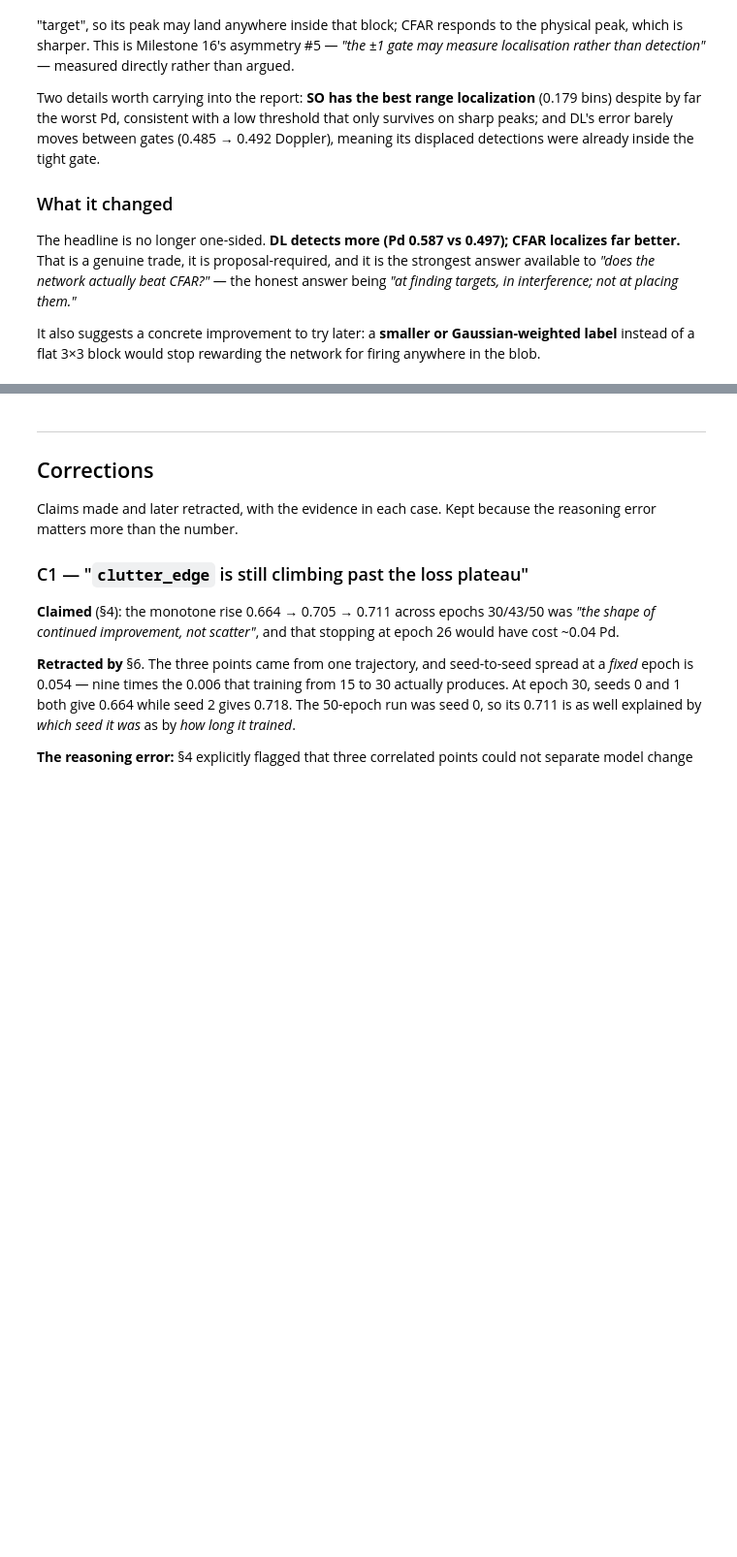
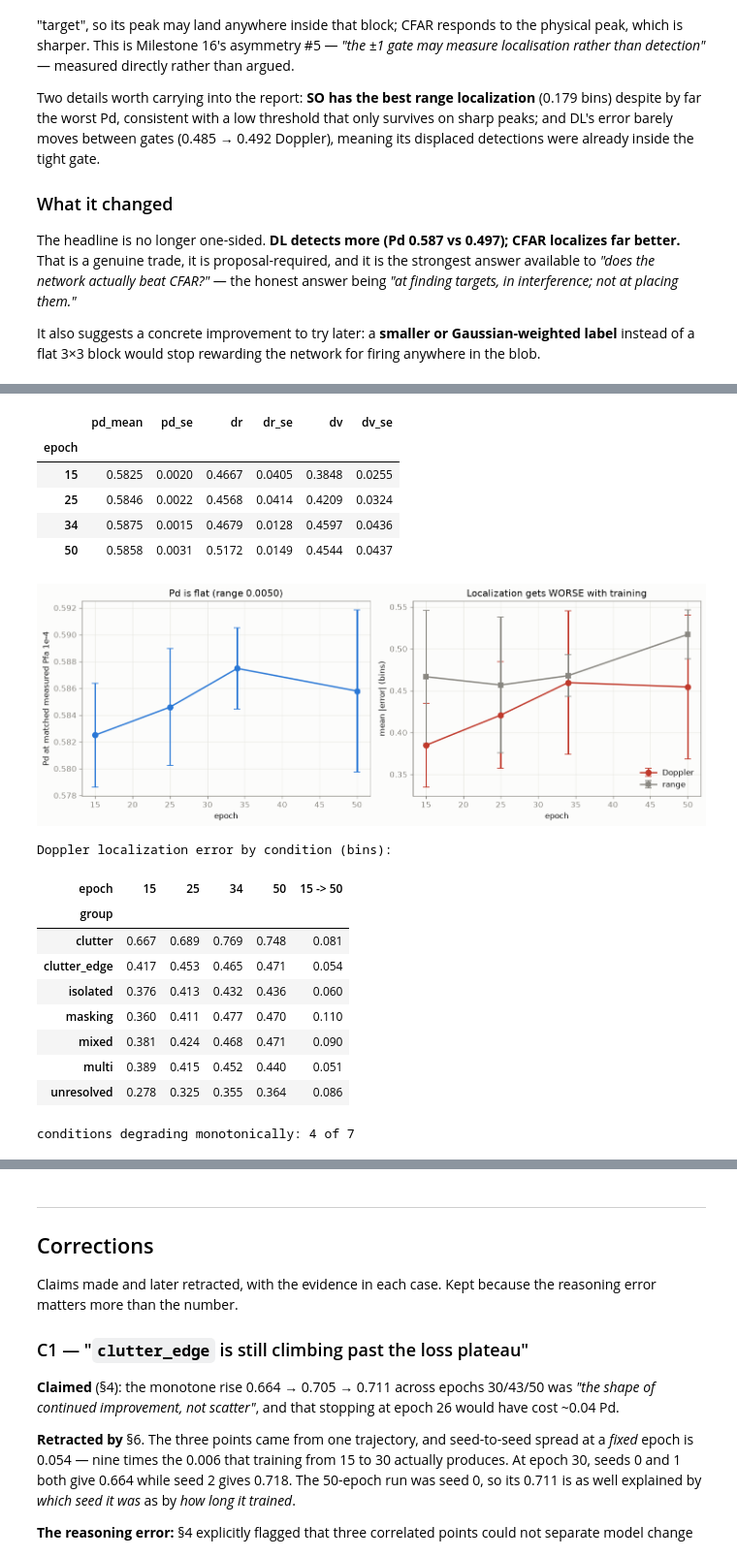
Before and after one commit to alijaafar232003/fmcw-radar-cfar-vs-dl, a Jupyter notebook: notebooks/cnn_development_log.ipynb, the cells around one changed output, grey strips where cells are left out. Shown at 97% size. Cells and saved outputs as stored; diff of their text form; code cells hidden in the pictures; blank space fills up the shorter version.

```diff
--- a/notebooks/cnn_development_log.ipynb
+++ b/notebooks/cnn_development_log.ipynb
@@ -1132,0 +1147,53 @@ instead of a flat 3×3 block would stop rewarding the network for firing anywher
+# %%
+ef = DL / "epoch_flatness_epflat.csv"
+if ef.exists():
+    E = pd.read_csv(ef)
+    a = E[E.group == "ALL"]
+    se = lambda x: x.std(ddof=1) / np.sqrt(len(x))
+    summ = a.groupby("epoch").agg(pd_mean=("pd", "mean"), pd_se=("pd", se),
+                                  dr=("dr_bins", "mean"), dr_se=("dr_bins", se),
+                                  dv=("dv_bins", "mean"), dv_se=("dv_bins", se))
+    display(summ.round(4))
+
+    fig, axes = plt.subplots(1, 2, figsize=(12, 4.4))
+    ep = summ.index.to_numpy()
+    axes[0].errorbar(ep, summ.pd_mean, yerr=1.96 * summ.pd_se, fmt="o-", color=DLC,
+                     capsize=4, lw=1.8, ms=7)
+    axes[0].set_xlabel("epoch"); axes[0].set_ylabel("Pd at matched measured Pfa 1e-4")
+    axes[0].set_title(f"Pd is flat (range {summ.pd_mean.max()-summ.pd_mean.min():.4f})")
+
+    axes[1].errorbar(ep, summ.dv, yerr=1.96 * summ.dv_se, fmt="o-", color="#c0392b",
+                     capsize=4, lw=1.8, ms=7, label="Doppler")
+    axes[1].errorbar(ep, summ.dr, yerr=1.96 * summ.dr_se, fmt="s-", color=MUTED,
+                     capsize=4, lw=1.8, ms=6, label="range")
+    axes[1].set_xlabel("epoch"); axes[1].set_ylabel("mean |error| (bins)")
+    axes[1].set_title("Localization gets WORSE with training"); axes[1].legend(frameon=False)
+    plt.tight_layout(); plt.show()
+
+    piv = E[E.group != "ALL"].pivot_table(index="group", columns="epoch", values="dv_bins")
+    piv["15 -> 50"] = piv[50] - piv[15]
+    print("Doppler localization error by condition (bins):")
+    display(piv.round(3))
+    print(f"conditions degrading monotonically: "
+          f"{int((piv[[15,25,34,50]].diff(axis=1).iloc[:,1:] >= -0.005).all(axis=1).sum())} of {len(piv)}")
+else:
+    print("run: python scripts/epoch_flatness.py")
+# %% [output]
+|  | pd_mean | pd_se | dr | dr_se | dv | dv_se |
+| epoch |  |  |  |  |  |  |
+| 15 | 0.5825 | 0.0020 | 0.4667 | 0.0405 | 0.3848 | 0.0255 |
+| 25 | 0.5846 | 0.0022 | 0.4568 | 0.0414 | 0.4209 | 0.0324 |
+| 34 | 0.5875 | 0.0015 | 0.4679 | 0.0128 | 0.4597 | 0.0436 |
+| 50 | 0.5858 | 0.0031 | 0.5172 | 0.0149 | 0.4544 | 0.0437 |
+[figure, added]
+Doppler localization error by condition (bins):
+| epoch | 15 | 25 | 34 | 50 | 15 -> 50 |
+| group |  |  |  |  |  |
+| clutter | 0.667 | 0.689 | 0.769 | 0.748 | 0.081 |
+| clutter_edge | 0.417 | 0.453 | 0.465 | 0.471 | 0.054 |
+| isolated | 0.376 | 0.413 | 0.432 | 0.436 | 0.060 |
+| masking | 0.360 | 0.411 | 0.477 | 0.470 | 0.110 |
+| mixed | 0.381 | 0.424 | 0.468 | 0.471 | 0.090 |
+| multi | 0.389 | 0.415 | 0.452 | 0.440 | 0.051 |
+| unresolved | 0.278 | 0.325 | 0.355 | 0.364 | 0.086 |
+conditions degrading monotonically: 4 of 7
```
Also changed, not shown: parts of 2 cells of this notebook, 4 other files.
